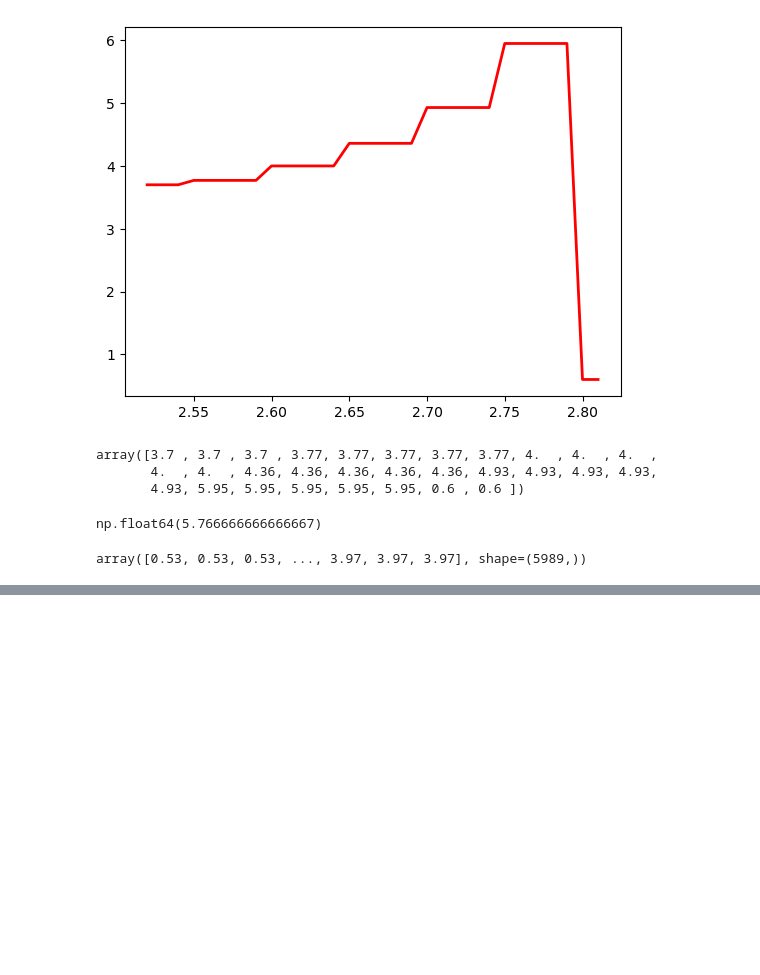
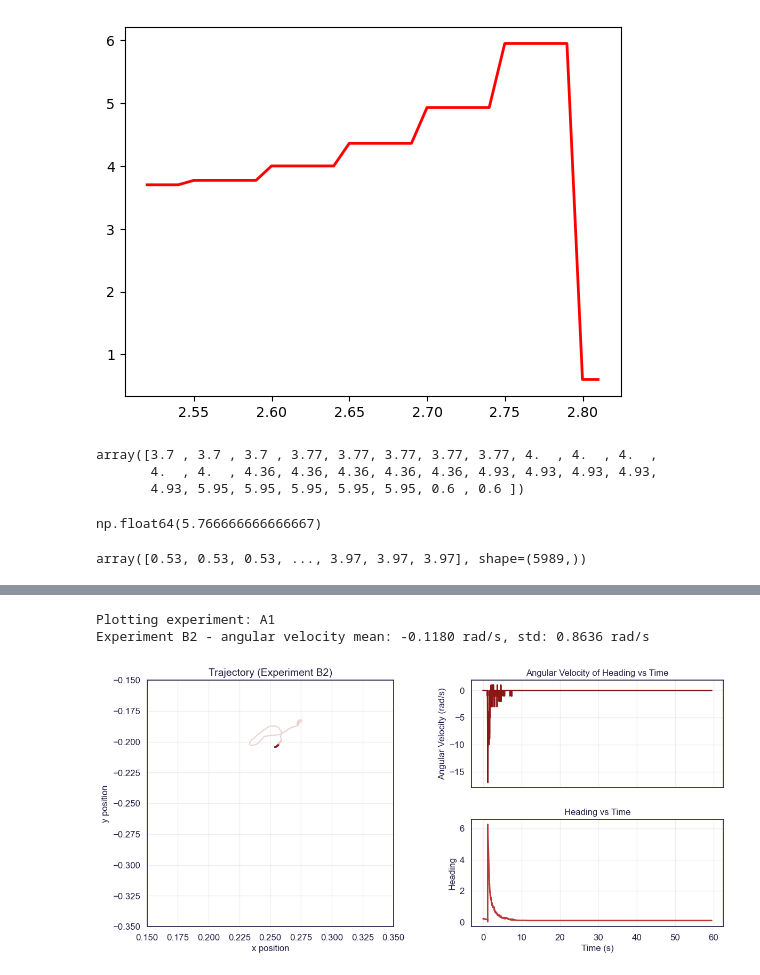
Before and after one commit to alexleffell/tplax_robot_scripts, a Jupyter notebook: march26_poster_figure1.ipynb, the cells around one changed output, grey strips where cells are left out. Drawn from its saved outputs; the diff is of its cells as text; code cells hidden in the pictures; blank space fills up the shorter version.

```diff
--- a/march26_poster_figure1.ipynb
+++ b/march26_poster_figure1.ipynb
@@ -339,0 +383,30 @@ array([0.53, 0.53, 0.53, ..., 3.97, 3.97, 3.97], shape=(5989,))
+# %%
+# Aggregate data from multiple files
+# Handle multiple dates: 090226 and 100226
+data_base = '/Users/alexleffell/Documents/PhD/tplax/Data'
+dates = ['090226', '100226']
+
+# Read label maps for all dates and combine
+all_label_maps = []
+for date in dates:
+    data_folder = os.path.join(data_base, date)
+    label_map_path = os.path.join(data_folder, f'{date}_label_map.csv')
+
+    if os.path.exists(label_map_path):
+        label_map = pd.read_csv(label_map_path)
+        label_map['date'] = date  # Add date column to track which date
+        all_label_maps.append(label_map)
+        print(f"Found {len(label_map)} experiments in {date} label map")
+    else:
+        print(f"Warning: {label_map_path} not found")
+
+# Combine all label maps
+if len(all_label_maps) > 0:
+    label_map = pd.concat(all_label_maps, ignore_index=True)
+    # Filter out rows with empty IDs
+    label_map = label_map[label_map['ID'].notna() & (label_map['ID'] != '')]
+    print(f"\nTotal experiments across all dates: {len(label_map)}")
+    print(f"Sample IDs: {label_map[['date', 'ID']].head(10)}")
+else:
+    print("No label maps found!")
+    label_map = pd.DataFrame()
@@ -339,0 +1054,12 @@ array([0.53, 0.53, 0.53, ..., 3.97, 3.97, 3.97], shape=(5989,))
+# %%
+# Example: Plot a sample experiment
+if len(combined_data) > 0:
+    # Plot the first experiment as an example
+    sample_id = combined_data['file_id'].iloc[0]
+    print(f"Plotting experiment: {sample_id}")
+    fig = plot_experiment('B2')
+    plt.show()
+# %% [output]
+Plotting experiment: A1
+Experiment B2 - angular velocity mean: -0.1180 rad/s, std: 0.8636 rad/s
+[figure, added]
```
Also changed, not shown: parts of 26 cells of this notebook, 7 other files.
